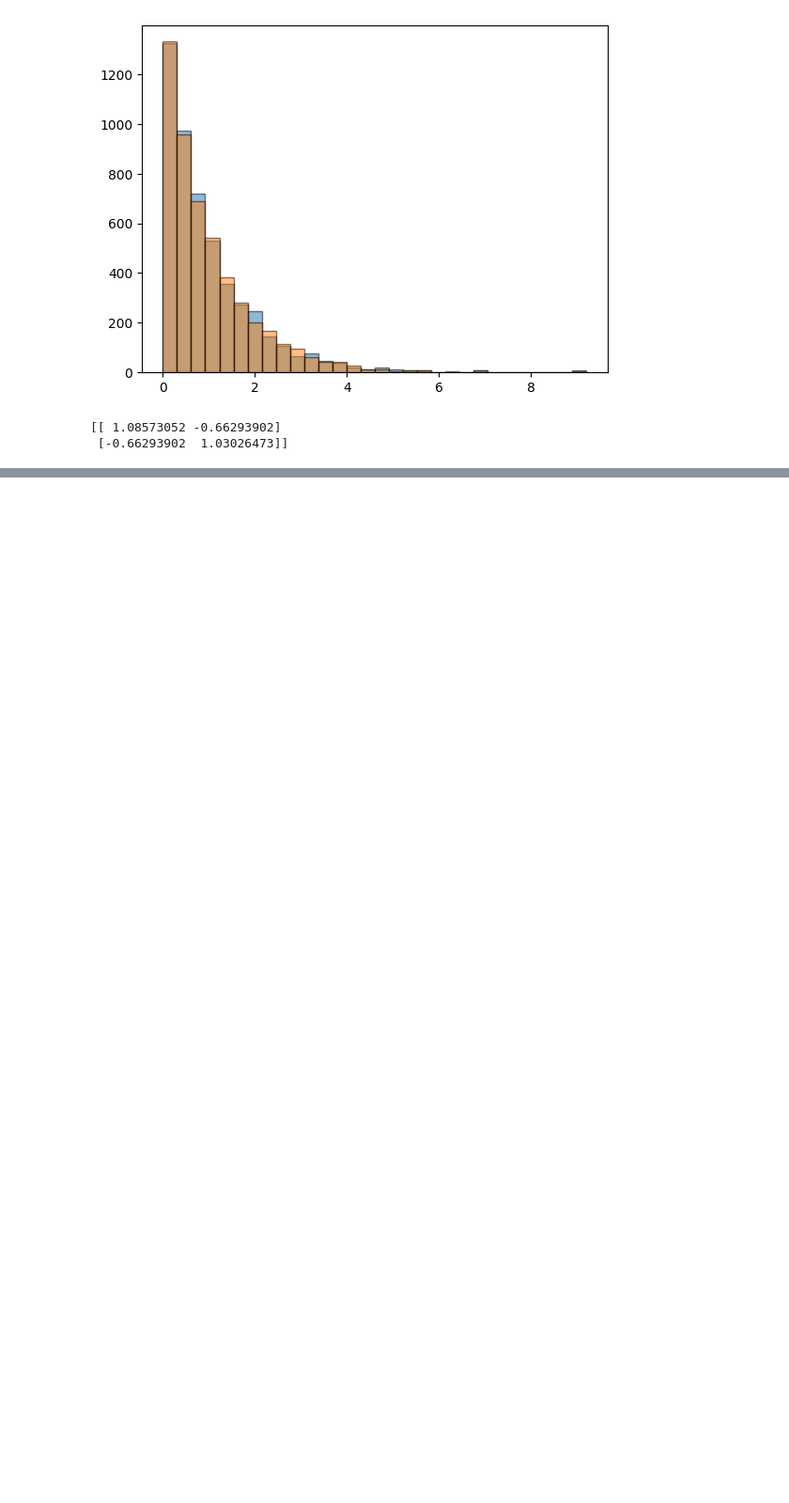
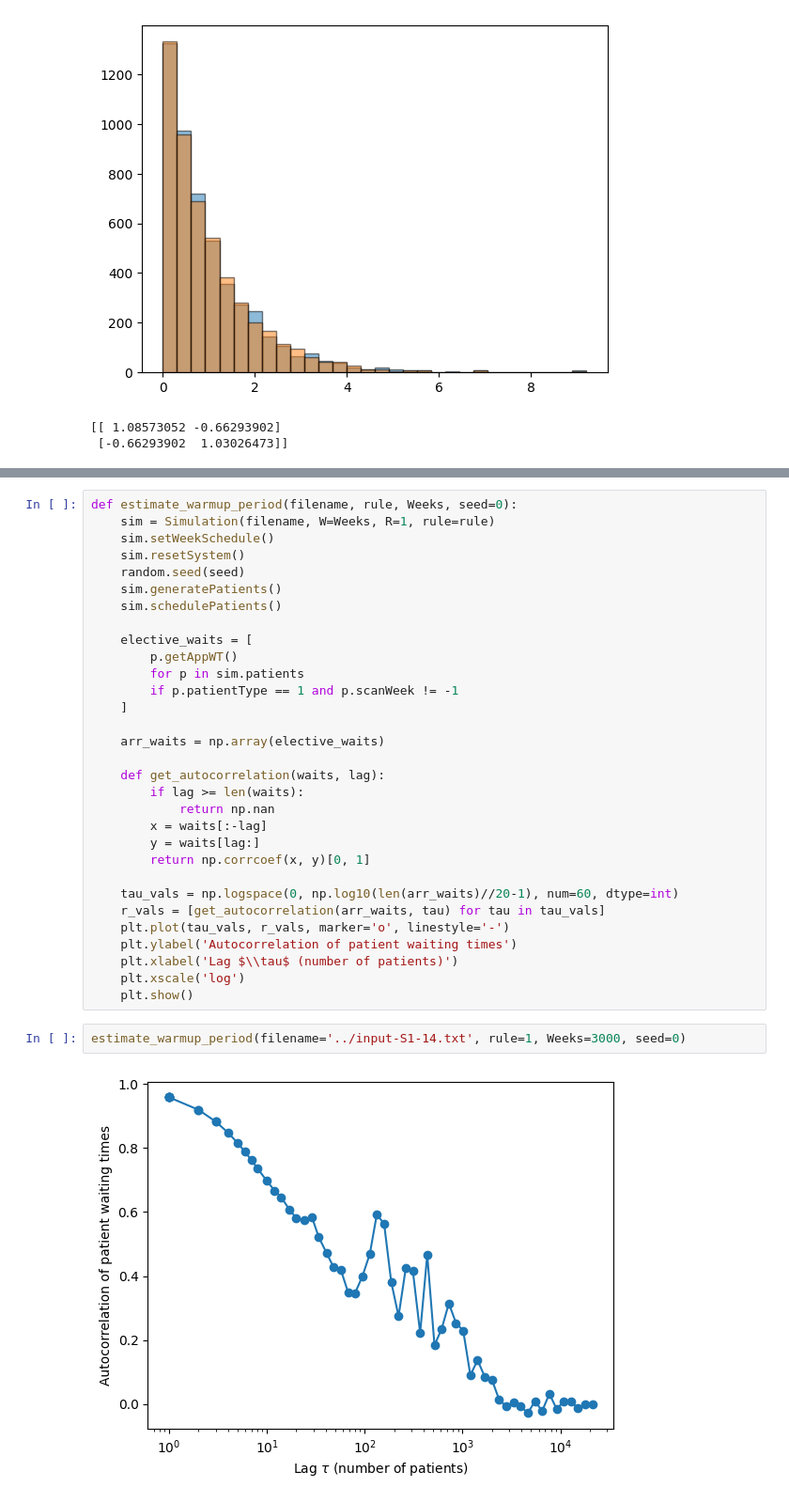
Before and after one commit to Emll3/simul_solo, a Jupyter notebook: python-code/EDA.ipynb, the cells around one changed output, grey strips where cells are left out. Shown at 94% size. Cells and saved outputs as stored; diff of their text form; blank space fills up the shorter version.

```diff
--- a/python-code/EDA.ipynb
+++ b/python-code/EDA.ipynb
@@ -479,0 +579,35 @@ print(np.cov(vals1, vals2))
+# %%
+def estimate_warmup_period(filename, rule, Weeks, seed=0):
+    sim = Simulation(filename, W=Weeks, R=1, rule=rule)
+    sim.setWeekSchedule()
+    sim.resetSystem()
+    random.seed(seed)
+    sim.generatePatients()
+    sim.schedulePatients()
+
+    elective_waits = [
+        p.getAppWT()
+        for p in sim.patients
+        if p.patientType == 1 and p.scanWeek != -1
+    ]
+
+    arr_waits = np.array(elective_waits)
+
+    def get_autocorrelation(waits, lag):
+        if lag >= len(waits):
+            return np.nan
+        x = waits[:-lag]
+        y = waits[lag:]
+        return np.corrcoef(x, y)[0, 1]
+
+    tau_vals = np.logspace(0, np.log10(len(arr_waits)//20-1), num=60, dtype=int)
+    r_vals = [get_autocorrelation(arr_waits, tau) for tau in tau_vals]
+    plt.plot(tau_vals, r_vals, marker='o', linestyle='-')
+    plt.ylabel('Autocorrelation of patient waiting times')
+    plt.xlabel('Lag $\\tau$ (number of patients)')
+    plt.xscale('log')
+    plt.show()
+# %%
+estimate_warmup_period(filename='../input-S1-14.txt', rule=1, Weeks=3000, seed=0)
+# %% [output]
+[figure, added]
```
Also changed, not shown: parts of 8 cells of this notebook.
